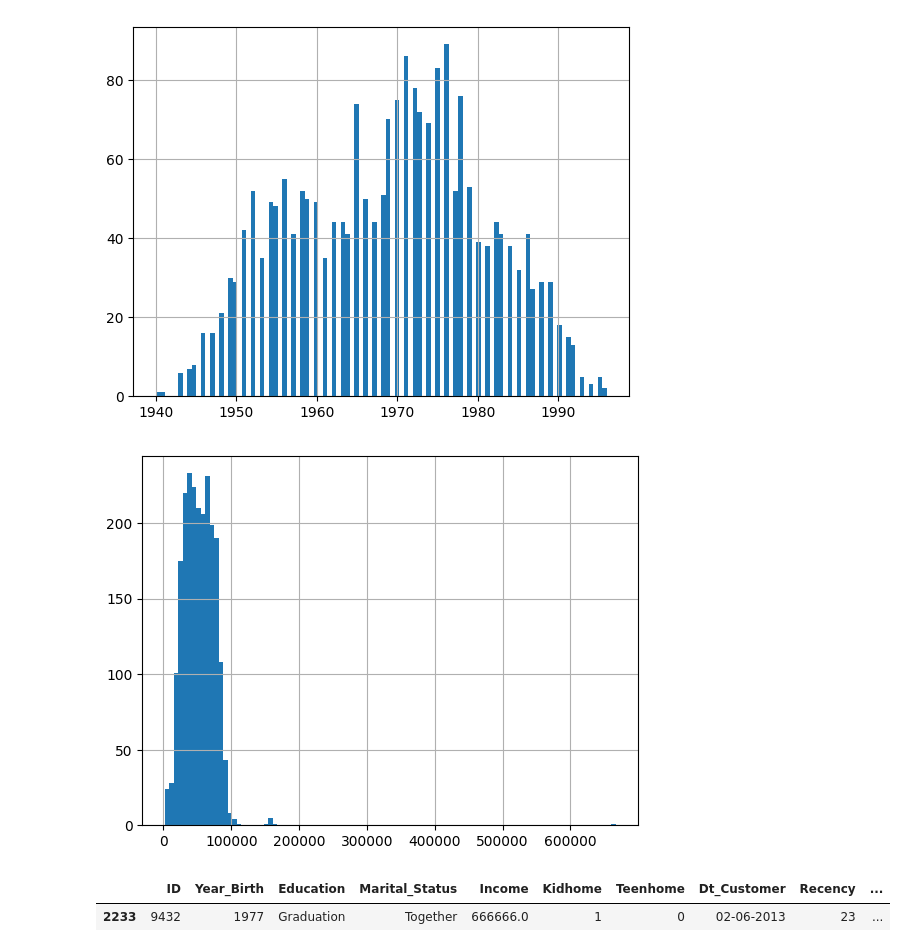
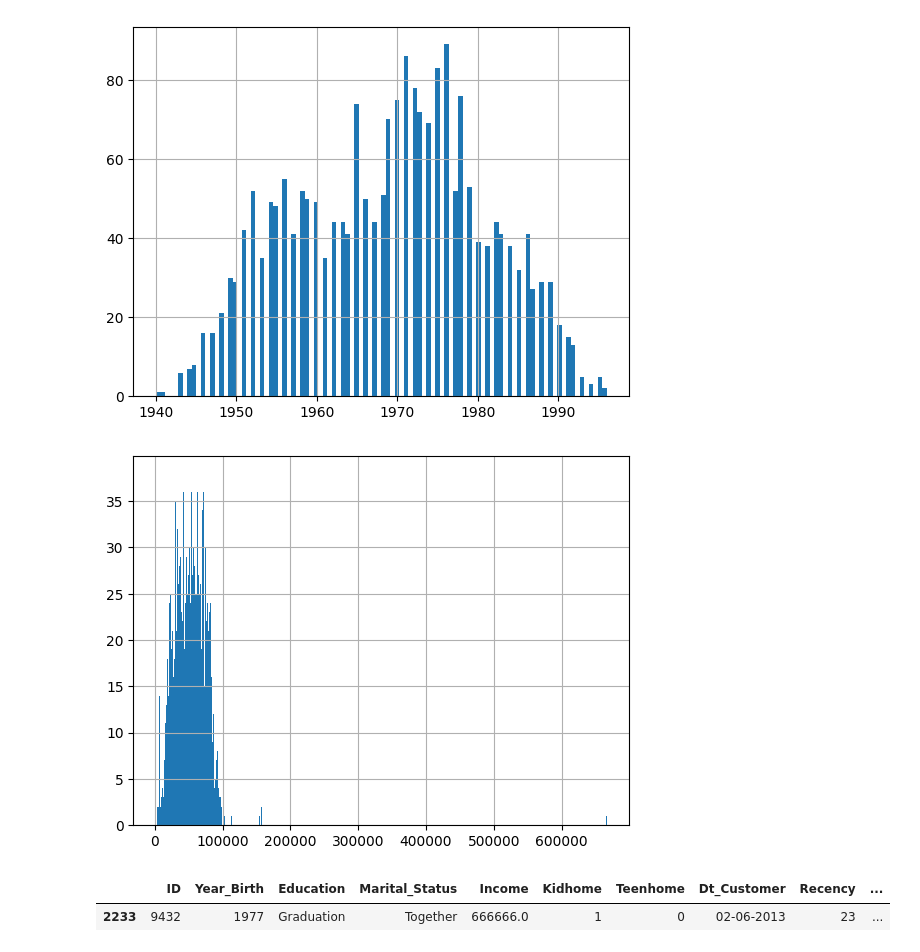
Before and after one commit to trucni2005/Customer-Segmentation-Analysis, a Jupyter notebook: customer_segmentation_analysis.ipynb, the cells around one changed output. Cells and saved outputs as stored; diff of their text form; code cells hidden in the pictures.

```diff
--- a/customer_segmentation_analysis.ipynb
+++ b/customer_segmentation_analysis.ipynb
@@ -219,10 +420,10 @@ plt.show()
 # %% [output]
 [figure]
 # %%
-cleaned_data['Income'].hist(bins=100)
+cleaned_data['Income'].hist(bins=800)
 plt.show()
 # %% [output]
-[figure, old version]
+[figure, new version]
 # %%
 Q1 = cleaned_data['Income'].quantile(0.25)
 Q3 = cleaned_data['Income'].quantile(0.75)
```
Also changed, not shown: parts of 7 cells of this notebook, 1 other file.
